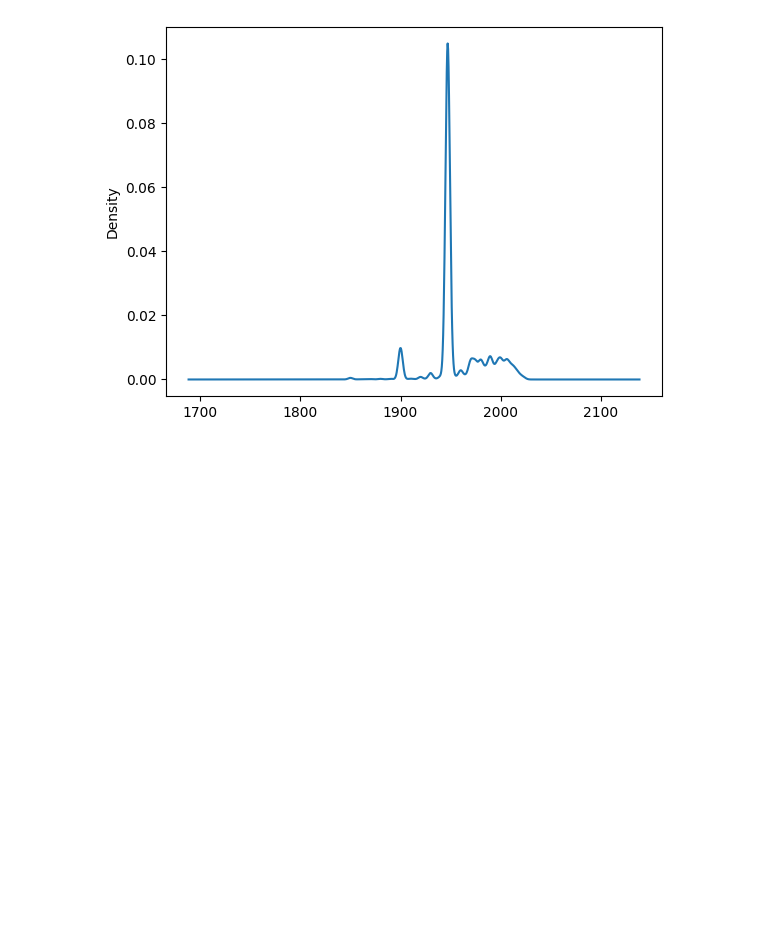
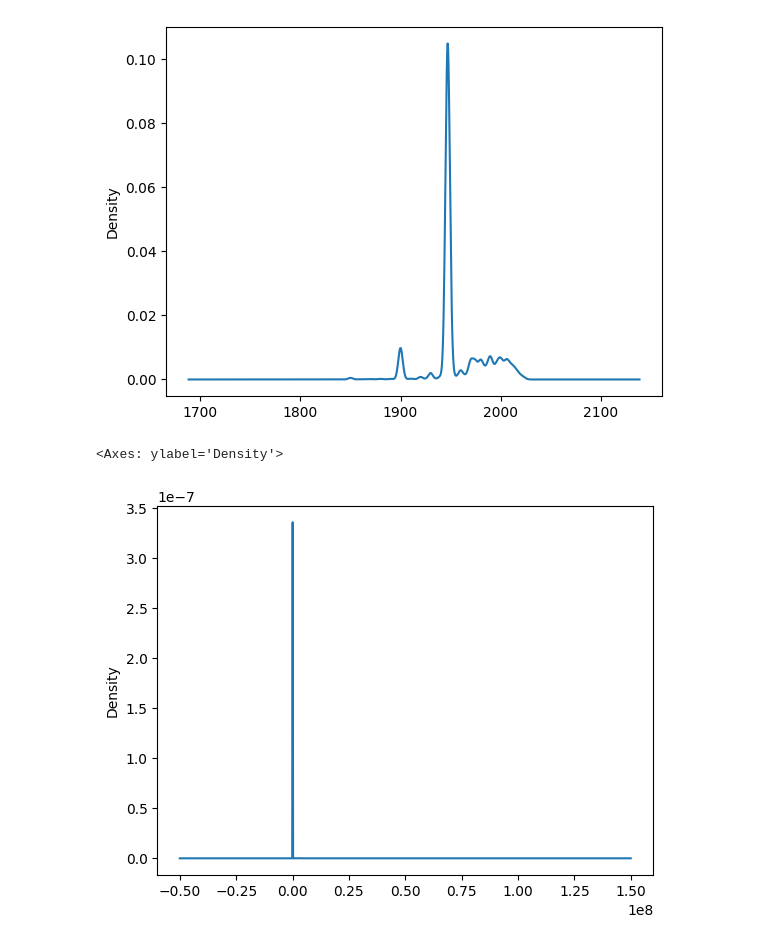
Before and after one commit to bechirhannachi/BNP-Centrale-project-Gr-1, a Jupyter notebook: correlation.ipynb, the cells around one changed output. Cells and saved outputs as stored; diff of their text form; code cells hidden in the pictures; blank space fills up the shorter version.

```diff
--- a/correlation.ipynb
+++ b/correlation.ipynb
@@ -81,3 +81,8 @@ df3["annee_construction"].plot(kind='density')
 # %% [output]
 <Axes: ylabel='Density'>
 [figure]
+# %%
+df3["shon"].plot(kind='density')
+# %% [output]
+<Axes: ylabel='Density'>
+[figure, added]
```
Also changed, not shown: parts of 5 cells of this notebook.
